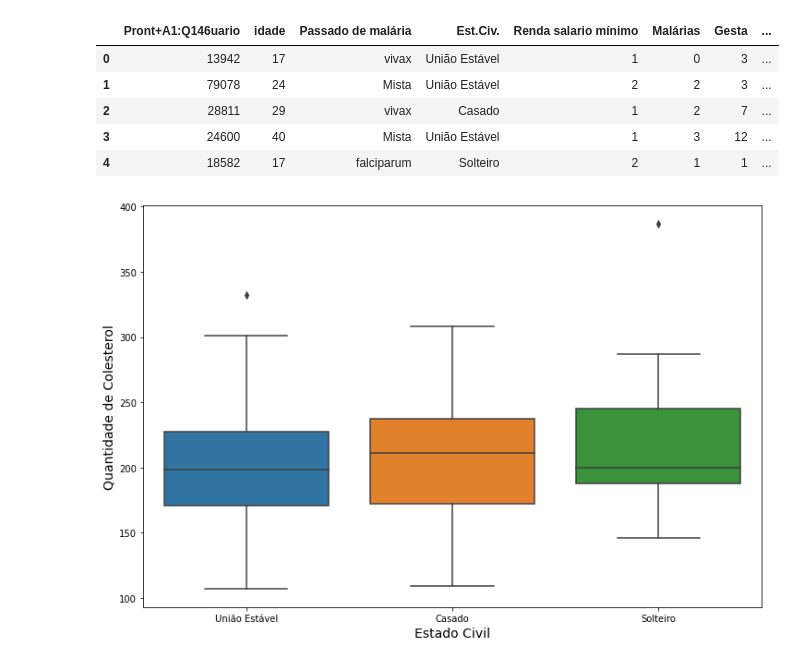
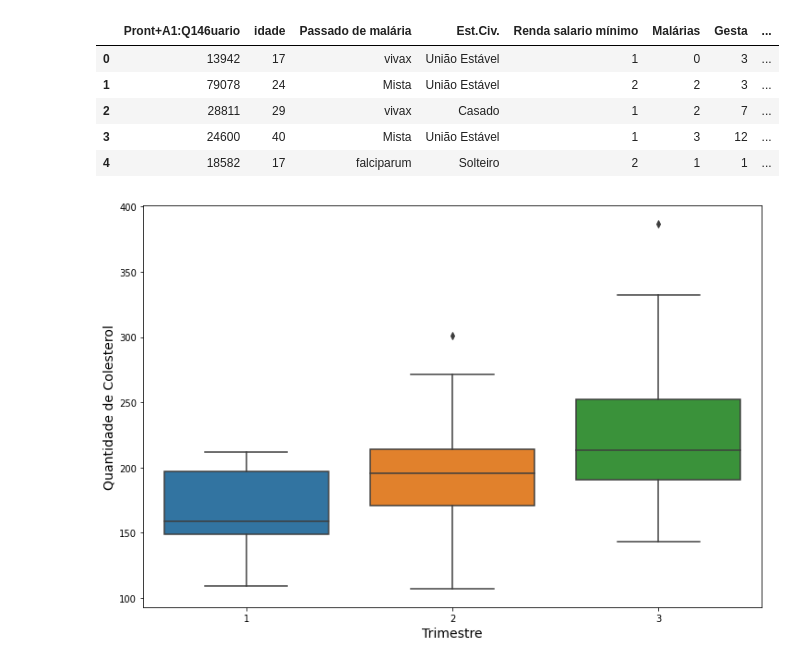
Before and after one commit to JulioHenri/cliente_marcos, a Jupyter notebook: cliente_marcos.ipynb, the cells around one changed output. Cells and saved outputs as stored; diff of their text form; code cells hidden in the pictures.

```diff
--- a/cliente_marcos.ipynb
+++ b/cliente_marcos.ipynb
@@ -249,10 +287,10 @@ df.head()
 | 3 | 24600 | 40 | Mista | União Estável | 1 | 3 | 12 | ... |
 | 4 | 18582 | 17 | falciparum | Solteiro | 2 | 1 | 1 | ... |
 # %%
-ax = sns.boxplot(x='Est.Civ.', y='Colester', data=df)
+ax = sns.boxplot(x='Trimestre', y='Colester', data=df)
 ax.figure.set_size_inches(12,8)
-ax.set_xlabel('Estado Civil', fontsize=14)
+ax.set_xlabel('Trimestre', fontsize=14)
 ax.set_ylabel('Quantidade de Colesterol', fontsize=14)
 ax;
 # %% [output]
-[figure, old version]
+[figure, new version]
```
Also changed, not shown: parts of 8 cells of this notebook.
